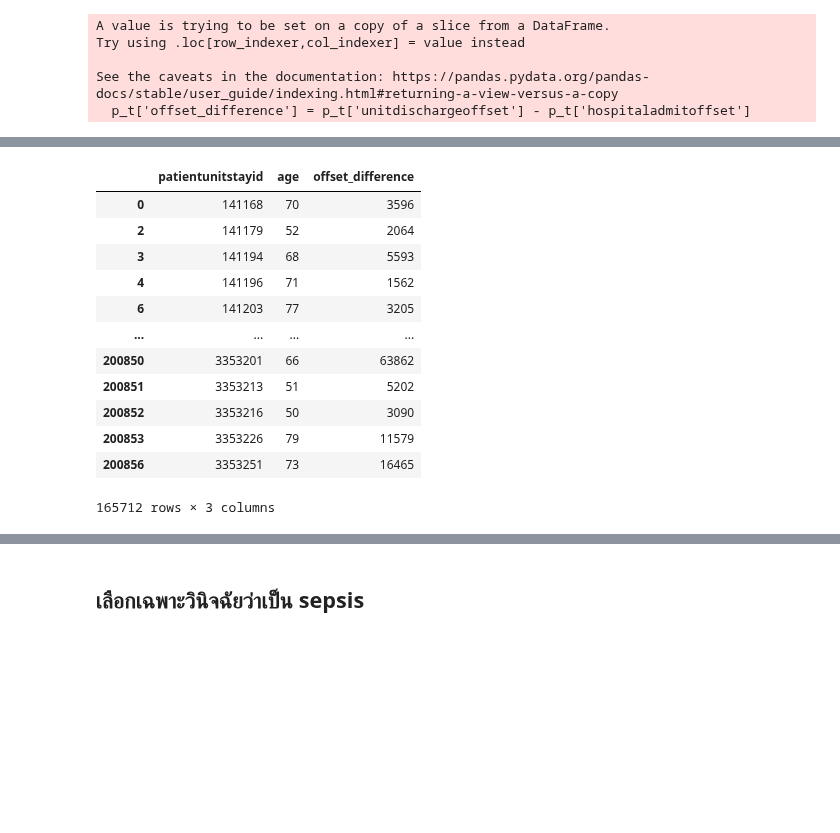
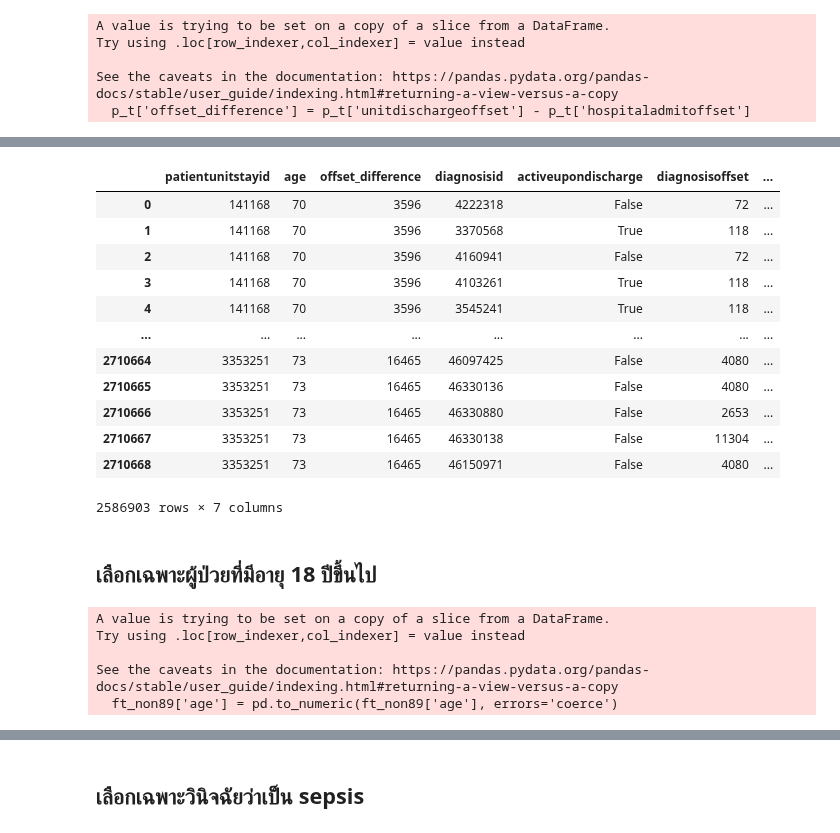
Before and after one commit to Tonry12/Data_joyx2, a Jupyter notebook: Sepsis_eICU_DATA.ipynb, the cells around one changed output, grey strips where cells are left out. Drawn from its saved outputs; the diff is of its cells as text; code cells hidden in the pictures; blank space fills up the shorter version.

```diff
--- a/Sepsis_eICU_DATA.ipynb
+++ b/Sepsis_eICU_DATA.ipynb
@@ -184,0 +187,2 @@ lab_s.head()
+# %%
+merged_df = pd.merge(patient, diagnosis, on='patientunitstayid', how='inner')
@@ -184,0 +205,2 @@ lab_s.head()
+# %%
+ft = merged_df.copy()
@@ -185,7 +217,7 @@ lab_s.head()
 # %% [markdown]
 ## เลือกเฉพาะผู้ป่วยที่เข้ามารักษาที่โรงพยาบาลเกิน 1 วัน
 # %%
-p_t = patient_copy[['patientunitstayid','hospitaladmitoffset','unitdischargeoffset','hospitaladmittime24','unitdischargetime24','hospitaldischargeoffset','age']]
+p_t = ft[['patientunitstayid','hospitaladmitoffset','unitdischargeoffset','hospitaladmittime24','unitdischargetime24','hospitaldischargeoffset','age','diagnosisid','activeupondischarge','diagnosisoffset','diagnosisstring']]
 # %%
 p_t['offset_difference'] = p_t['unitdischargeoffset'] - p_t['hospitaladmitoffset']
 # %% [output]
@@ -214,17 +246,19 @@ p_t_m
 # %%
-patient = p_t_m[['patientunitstayid','age','offset_difference']]
-patient
+merged_1d = p_t_m[['patientunitstayid','age','offset_difference','diagnosisid','activeupondischarge','diagnosisoffset','diagnosisstring']]
+merged_1d
 # %% [output]
-|  | patientunitstayid | age | offset_difference |
-| 0 | 141168 | 70 | 3596 |
-| 2 | 141179 | 52 | 2064 |
-| 3 | 141194 | 68 | 5593 |
-| 4 | 141196 | 71 | 1562 |
-| 6 | 141203 | 77 | 3205 |
-| ... | ... | ... | ... |
-| 200850 | 3353201 | 66 | 63862 |
-| 200851 | 3353213 | 51 | 5202 |
-| 200852 | 3353216 | 50 | 3090 |
-| 200853 | 3353226 | 79 | 11579 |
-| 200856 | 3353251 | 73 | 16465 |
+|  | patientunitstayid | age | offset_difference | diagnosisid | activeupondischarge | diagnosisoffset | ... |
+| 0 | 141168 | 70 | 3596 | 4222318 | False | 72 | ... |
+| 1 | 141168 | 70 | 3596 | 3370568 | True | 118 | ... |
+| 2 | 141168 | 70 | 3596 | 4160941 | False | 72 | ... |
+| 3 | 141168 | 70 | 3596 | 4103261 | True | 118 | ... |
+| 4 | 141168 | 70 | 3596 | 3545241 | True | 118 | ... |
+| ... | ... | ... | ... | ... | ... | ... | ... |
+| 2710664 | 3353251 | 73 | 16465 | 46097425 | False | 4080 | ... |
+| 2710665 | 3353251 | 73 | 16465 | 46330136 | False | 4080 | ... |
+| 2710666 | 3353251 | 73 | 16465 | 46330880 | False | 2653 | ... |
+| 2710667 | 3353251 | 73 | 16465 | 46330138 | False | 11304 | ... |
+| 2710668 | 3353251 | 73 | 16465 | 46150971 | False | 4080 | ... |
-165712 rows × 3 columns
+2586903 rows × 7 columns
+# %% [markdown]
+## เลือกเฉพาะผู้ป่วยที่มีอายุ 18 ปีขึ้นไป
@@ -230,0 +269,8 @@ patient
+# %%
+ft_non89['age'] = pd.to_numeric(ft_non89['age'], errors='coerce')
+# %% [output]
+A value is trying to be set on a copy of a slice from a DataFrame.
+Try using .loc[row_indexer,col_indexer] = value instead
+
+See the caveats in the documentation: https://pandas.pydata.org/pandas-docs/stable/user_guide/indexing.html#returning-a-view-versus-a-copy
+  ft_non89['age'] = pd.to_numeric(ft_non89['age'], errors='coerce')
```
Also changed, not shown: parts of 23 cells of this notebook.
